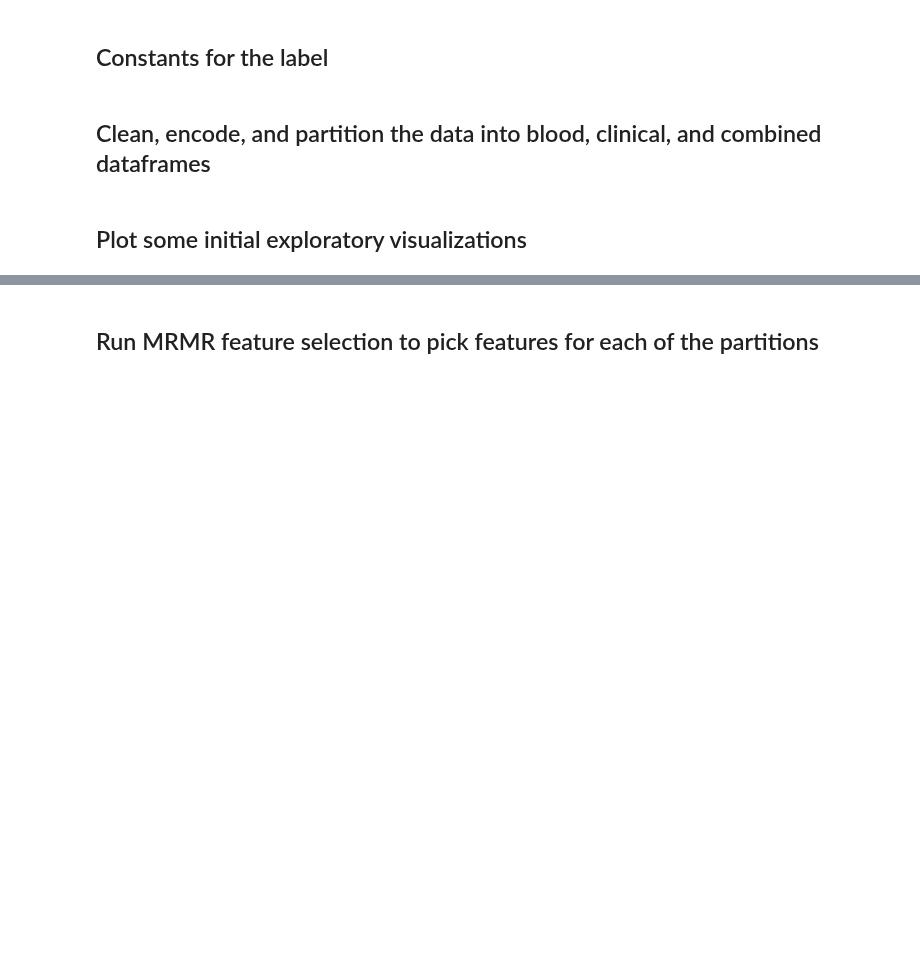
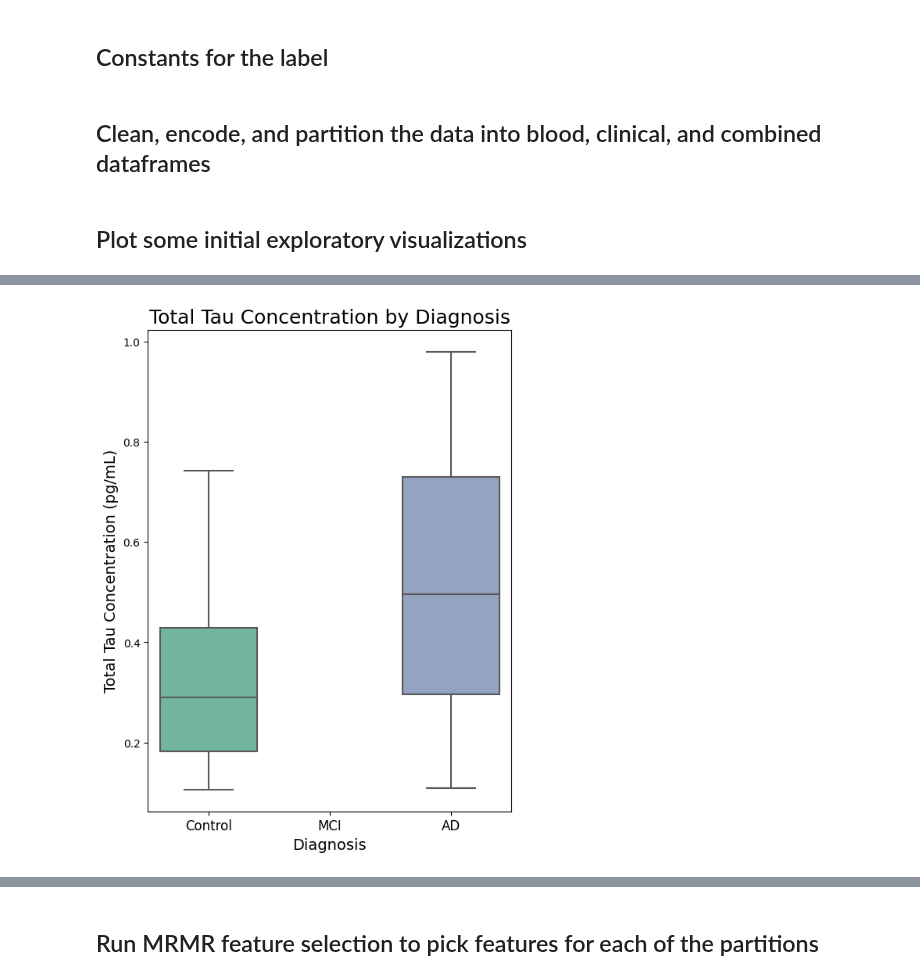
Before and after one commit to anusha1207/TARCC-Alzheimers, a Jupyter notebook: main.ipynb, the cells around one changed output, grey strips where cells are left out. Saved outputs shown, nothing was run; the diff lists cells and outputs as text; code cells hidden in the pictures; blank space fills up the shorter version.

```diff
--- a/main.ipynb
+++ b/main.ipynb
@@ -44,11 +55,13 @@ plot_correlations(df)
 # %%
 plot_feature_against_diagnosis(
     blood_only,
     "Q1_Total_tau",
     title="Total Tau Concentration by Diagnosis",
     ylabel="Total Tau Concentration (pg/mL)",
-    png="Total Tau Concentration by Diagnosis"
+    png=f"{PLOTS}/Total Tau Concentration by Diagnosis.png"
 )
+# %% [output]
+[figure, added]
 # %%
 plot_feature_against_diagnosis(
     clinical_only,
```
Also changed, not shown: parts of 8 cells of this notebook, 4 other files.
